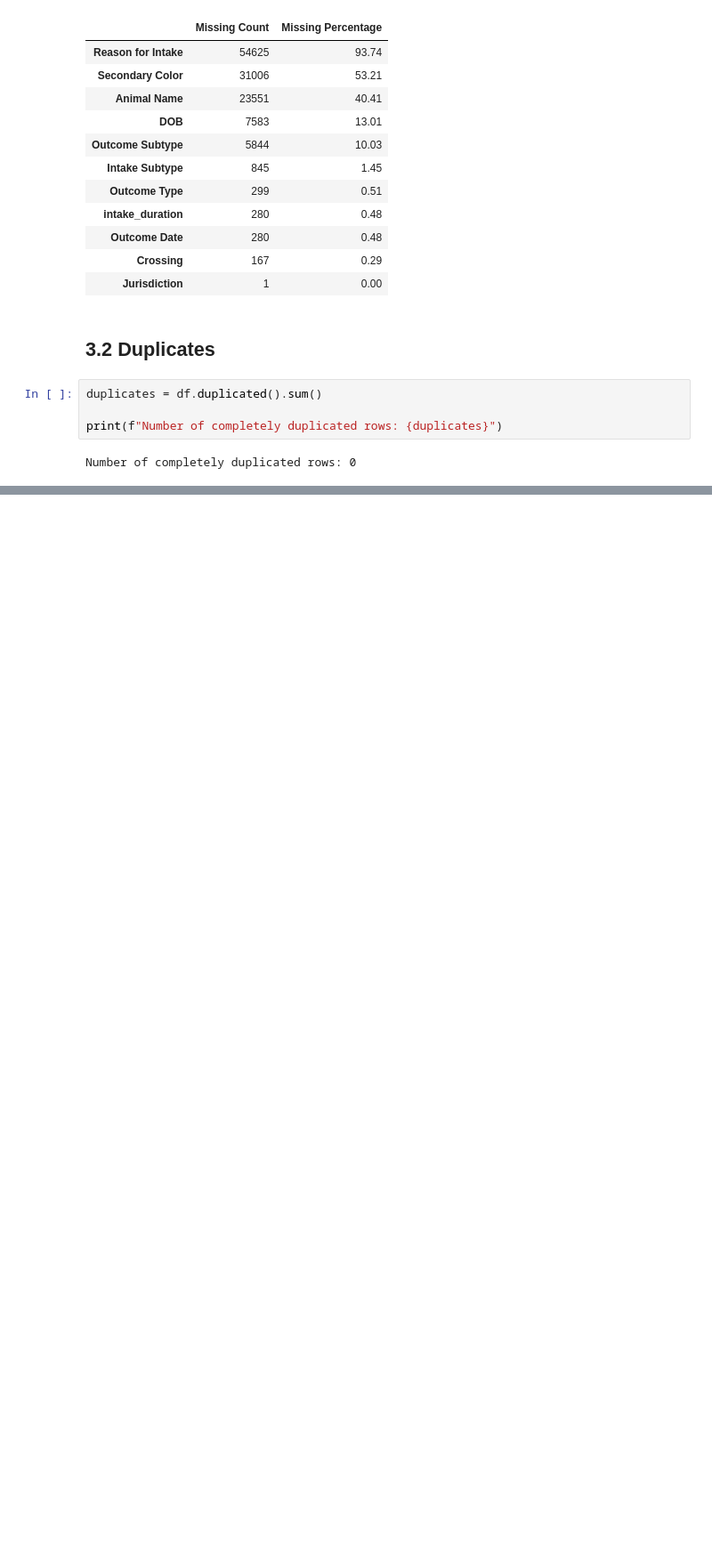
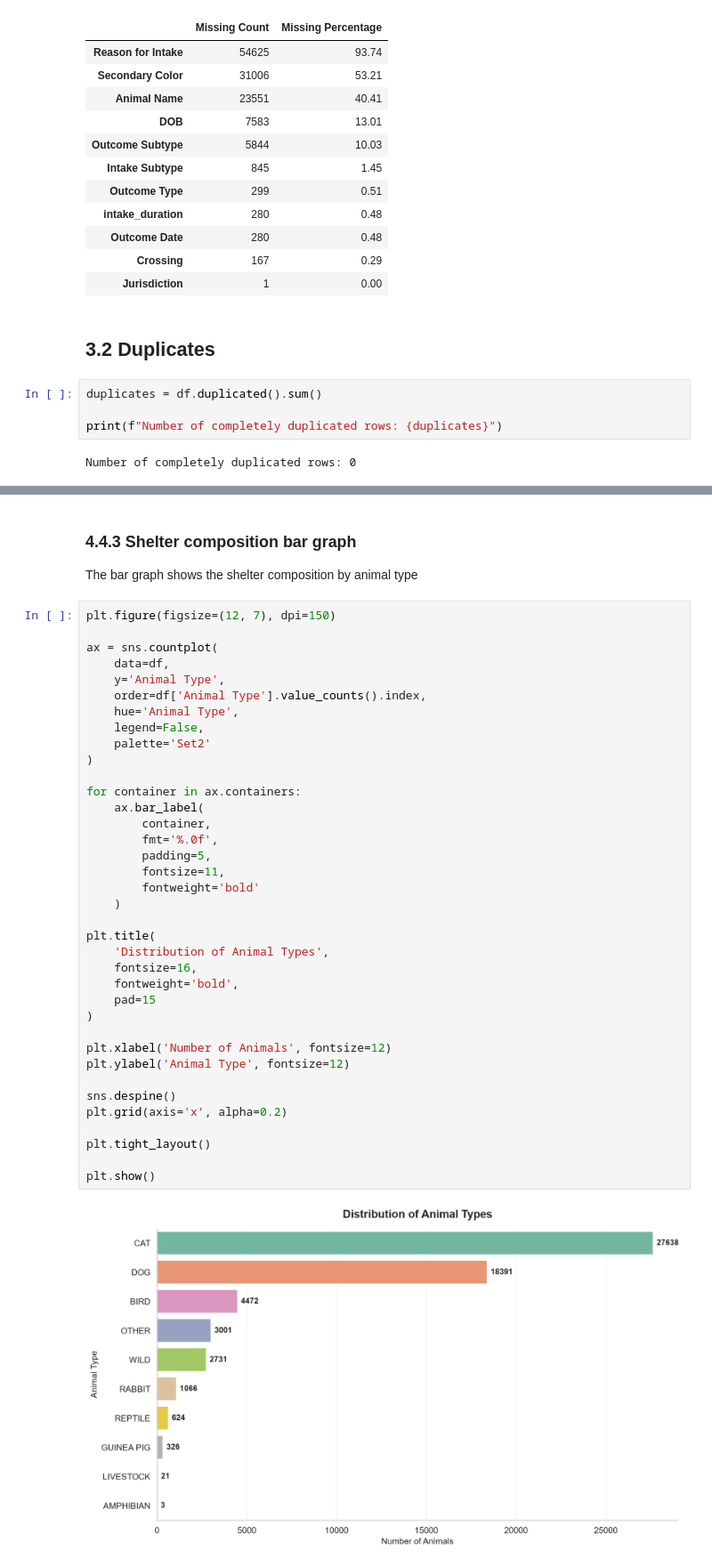
Before and after one commit to wushuyuli/animal-shelter-ml-coursework, a Jupyter notebook: notebook/animal_shelter_analysis.ipynb, the cells around one changed output, grey strips where cells are left out. Shown at 89% size. Cells and saved outputs as stored; diff of their text form; blank space fills up the shorter version.

```diff
--- a/notebook/animal_shelter_analysis.ipynb
+++ b/notebook/animal_shelter_analysis.ipynb
@@ -160,0 +391,43 @@ Number of duplicated Animal IDs: 2145
+# %% [markdown]
+### 4.4.3 Shelter composition bar graph
+
+The bar graph shows the shelter composition by animal type
+# %%
+plt.figure(figsize=(12, 7), dpi=150)
+
+ax = sns.countplot(
+    data=df,
+    y='Animal Type',
+    order=df['Animal Type'].value_counts().index,
+    hue='Animal Type',
+    legend=False,
+    palette='Set2'
+)
+
+for container in ax.containers:
+    ax.bar_label(
+        container,
+        fmt='%.0f',
+        padding=5,
+        fontsize=11,
+        fontweight='bold'
+    )
+
+plt.title(
+    'Distribution of Animal Types',
+    fontsize=16,
+    fontweight='bold',
+    pad=15
+)
+
+plt.xlabel('Number of Animals', fontsize=12)
+plt.ylabel('Animal Type', fontsize=12)
+
+sns.despine()
+plt.grid(axis='x', alpha=0.2)
+
+plt.tight_layout()
+
+plt.show()
+# %% [output]
+[figure, added]
```
Also changed, not shown: parts of 27 cells of this notebook, 1 other file.
